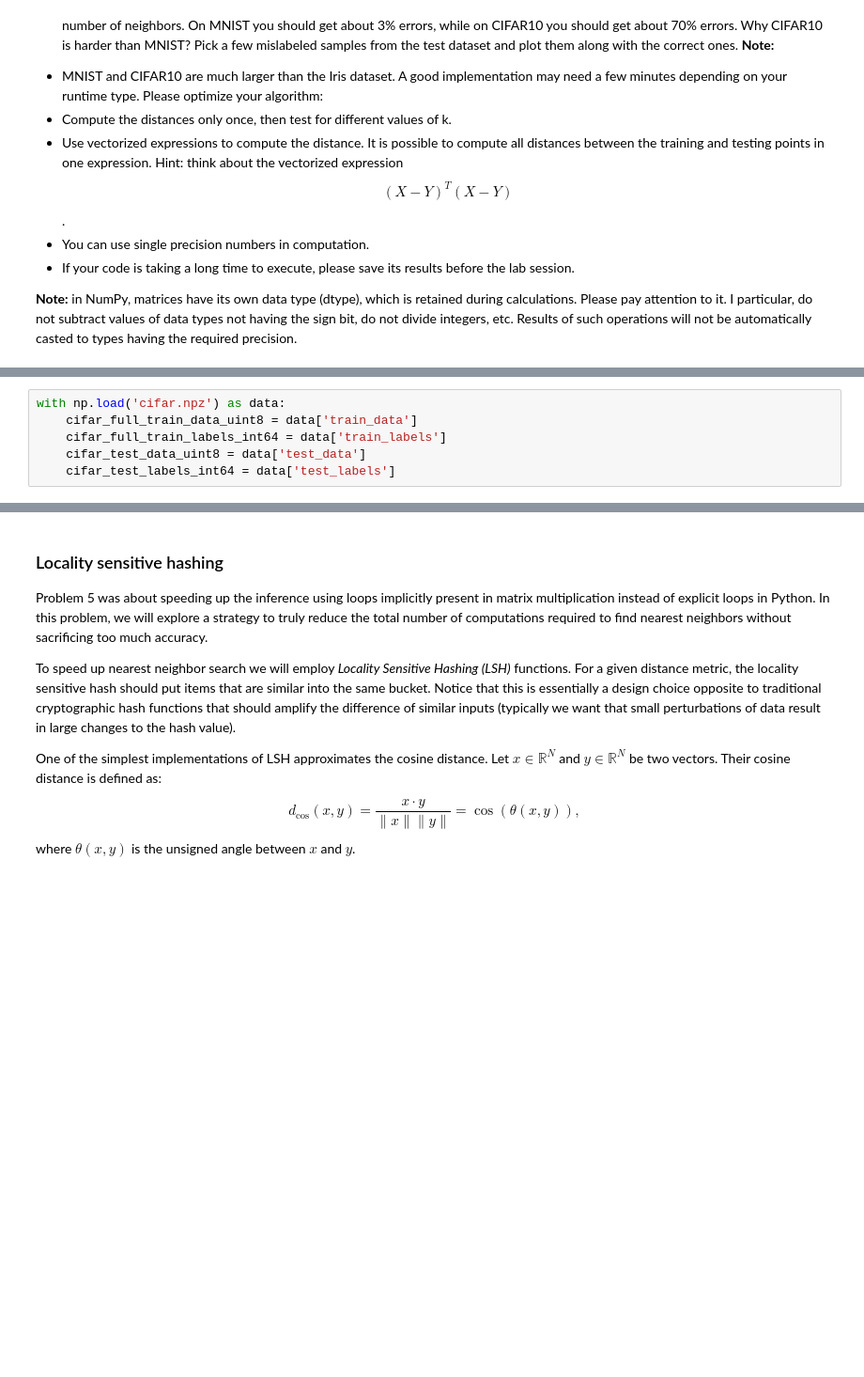
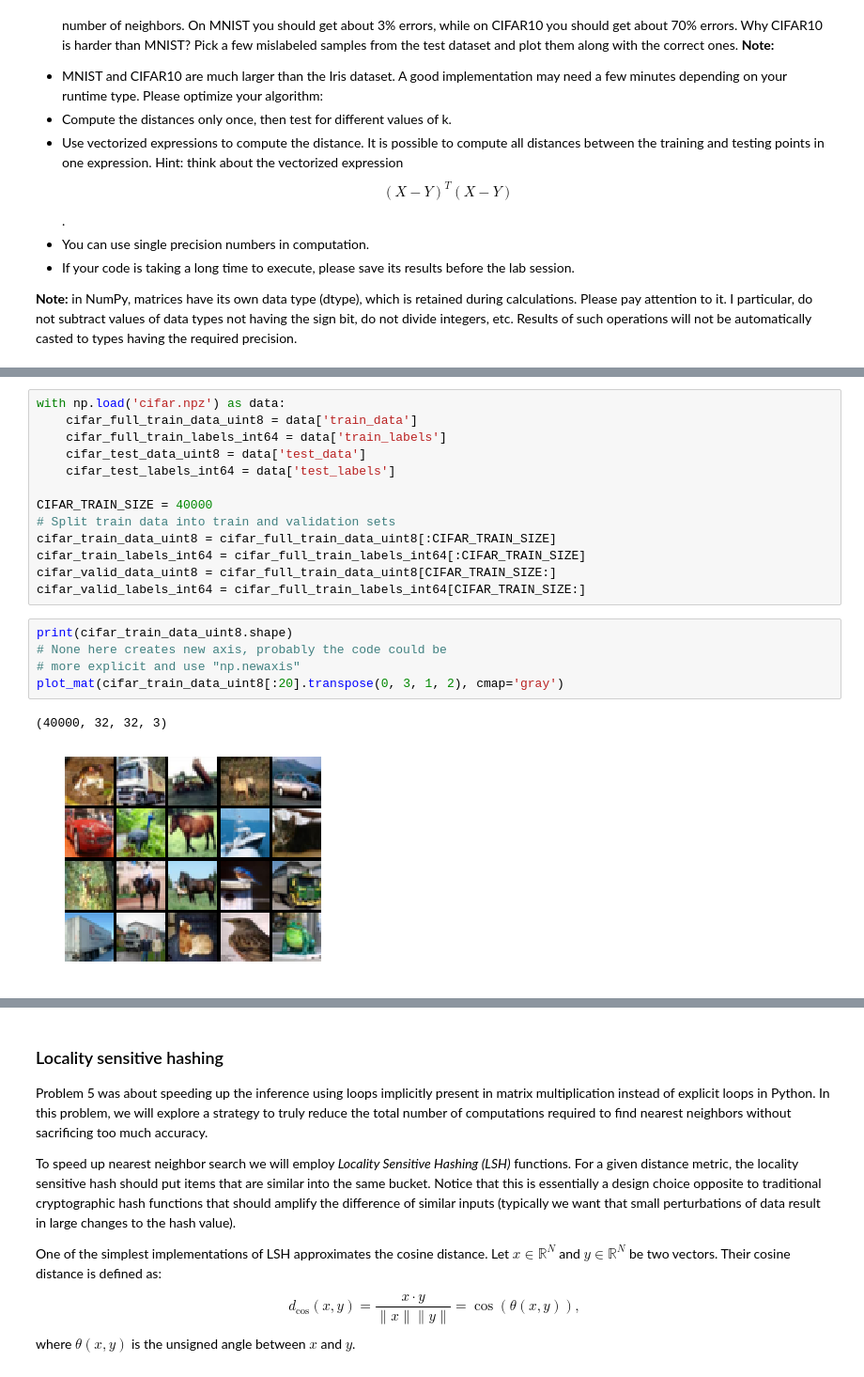
Before and after one commit to derenio/nn_assignments, a Jupyter notebook: assignment1/Assignment1_solutions.ipynb, the cells around one changed output, grey strips where cells are left out. Shown at 94% size. Cells and saved outputs as stored; diff of their text form; blank space fills up the shorter version.

```diff
--- a/assignment1/Assignment1_solutions.ipynb
+++ b/assignment1/Assignment1_solutions.ipynb
@@ -604,6 +609,21 @@ with np.load('cifar.npz') as data:
     cifar_full_train_labels_int64 = data['train_labels']
     cifar_test_data_uint8 = data['test_data']
     cifar_test_labels_int64 = data['test_labels']
+
+CIFAR_TRAIN_SIZE = 40000
+# Split train data into train and validation sets
+cifar_train_data_uint8 = cifar_full_train_data_uint8[:CIFAR_TRAIN_SIZE]
+cifar_train_labels_int64 = cifar_full_train_labels_int64[:CIFAR_TRAIN_SIZE]
+cifar_valid_data_uint8 = cifar_full_train_data_uint8[CIFAR_TRAIN_SIZE:]
+cifar_valid_labels_int64 = cifar_full_train_labels_int64[CIFAR_TRAIN_SIZE:]
+# %%
+print(cifar_train_data_uint8.shape)
+# None here creates new axis, probably the code could be
+# more explicit and use "np.newaxis"
+plot_mat(cifar_train_data_uint8[:20].transpose(0, 3, 1, 2), cmap='gray')
+# %% [output]
+(40000, 32, 32, 3)
+[figure, added]
 # %%
 #
 # TODO: plot an example of each class on MNIST and on CIFAR-10
```
Also changed, not shown: parts of 13 cells of this notebook, 1 other file.
